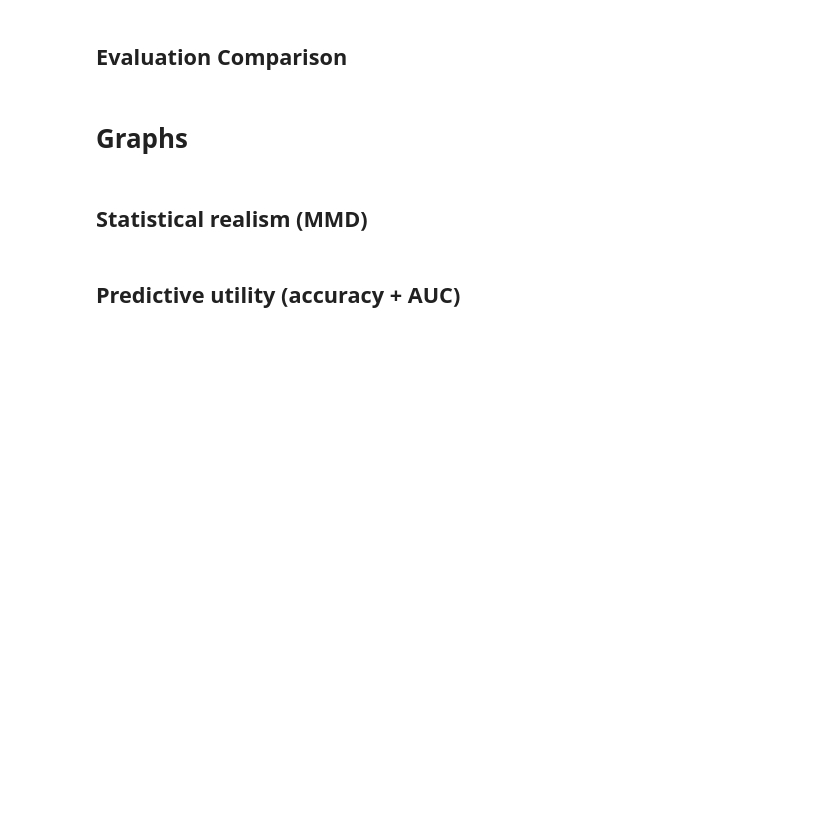
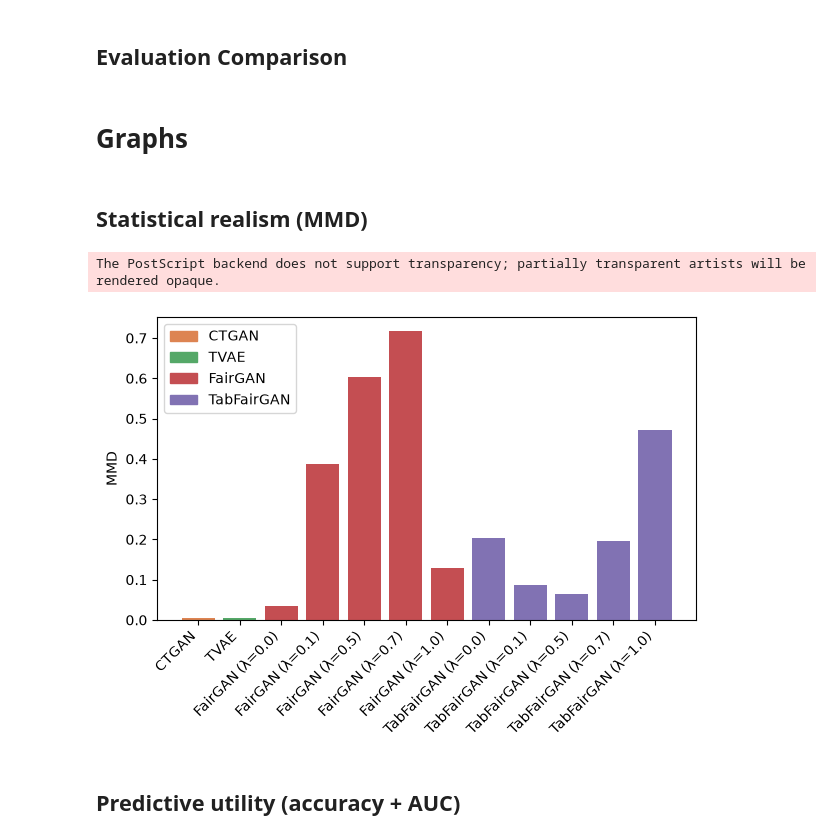
Before and after one commit to saramaggie/fair-synthetic-data-gen, a Jupyter notebook: Notebook_Classify_Eval.ipynb, the cells around one changed output. Drawn from its saved outputs; the diff is of its cells as text; code cells hidden in the pictures; blank space fills up the shorter version.

```diff
--- a/Notebook_Classify_Eval.ipynb
+++ b/Notebook_Classify_Eval.ipynb
@@ -38,14 +38,12 @@ sensitive_feature = "sex"
 synthetic_datasets = {}
 
 # Leaky Columns
-LEAK_COLS = ["c_charge_desc", "r_charge_desc", "two_year_recid"]
+LEAK_COLS = ["r_charge_degree", "r_charge_desc"]
 
 X_real = real_df.drop(columns=[target_feature] + LEAK_COLS)
 CATEGORICAL_COLS = X_real.select_dtypes(include=["object"]).columns.tolist()
 NUMERICAL_COLS = X_real.select_dtypes(exclude=["object"]).columns.tolist()
 FEATURE_ORDER = X_real.columns.tolist()
-
-FEATURE_ORDER
 # %%
 # Load synthetic datasets
 dir_list = os.listdir(PATH_SYNTHETIC_DATA)
@@ -411,19 +478,35 @@ metric_cols = [
 final_df[metric_cols] = final_df[metric_cols].apply(pd.to_numeric, errors="coerce")
 
 os.makedirs("figures", exist_ok=True)
+# %%
+fig_size = (6.2, 4.5)
+img_format = "eps"
+figure_folder = "figures/graphs"
 # %% [markdown]
 ## Statistical realism (MMD)
 # %%
 mmd_data = final_df["MMD"].dropna()
+mmd_colors = color_by_model.copy()
+mmd_colors.pop("Real")
 
-plt.figure(figsize=(9, 4.5))
-plt.bar(mmd_data.index, mmd_data.values, color="steelblue")
+plt.figure(figsize=fig_size)
+plt.bar(mmd_data.index, mmd_data.values, color=get_colors(color_by_model, mmd_data))
 plt.ylabel("MMD")
-plt.title("Statistical realism by model")
+# plt.title("Statistical realism by model")
 plt.xticks(rotation=45, ha="right")
 plt.tight_layout()
-plt.savefig("figures/stat_realism_mmd.png")
+plt.legend(
+    handles=[
+        plt.Rectangle((0, 0), 1, 1, color=mmd_colors[model]) for model in mmd_colors
+    ],
+    labels=list(mmd_colors.keys()),
+    loc="upper left",
+)
+plt.savefig(f"{figure_folder}/stat_realism_mmd.{img_format}", dpi=300)
 plt.show()
+# %% [output]
+The PostScript backend does not support transparency; partially transparent artists will be rendered opaque.
+[figure, added]
 # %% [markdown]
 ## Predictive utility (accuracy + AUC)
 # %%
```
Also changed, not shown: parts of 24 cells of this notebook, 1 other file.
